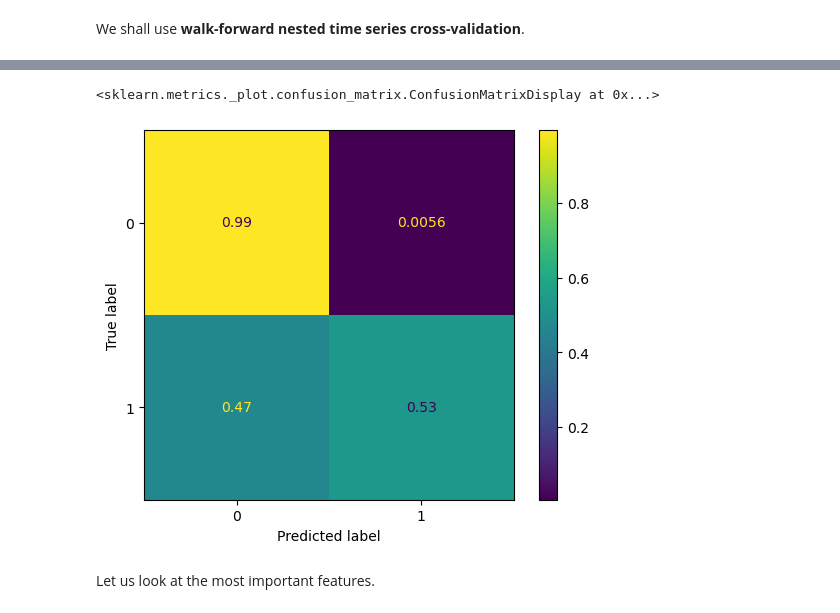
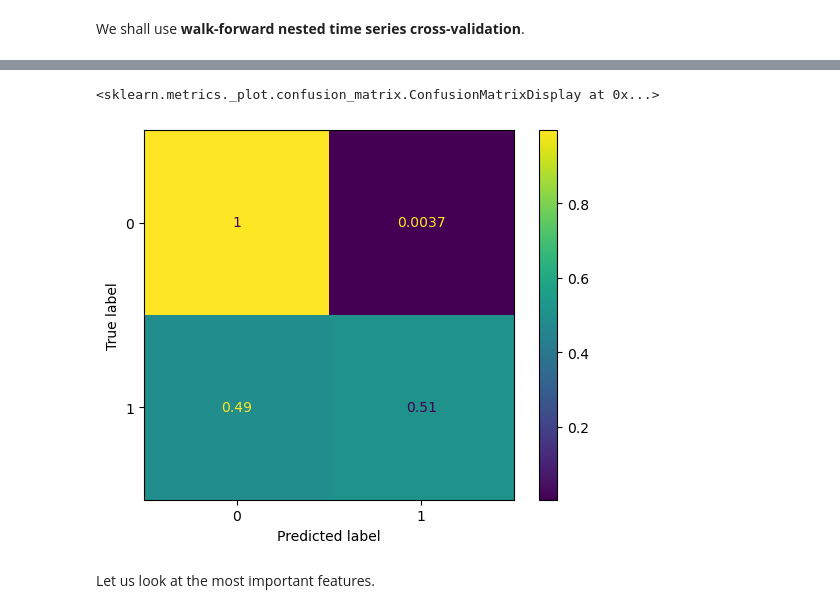
Before and after one commit to Erdos-Projects/summer26-nomination-worthy-books, a Jupyter notebook: CLEAN-REPO/models/xgb_ranker.ipynb, the cells around one changed output, grey strips where cells are left out. Saved outputs shown, nothing was run; the diff lists cells and outputs as text; code cells hidden in the pictures.

```diff
--- a/CLEAN-REPO/models/xgb_ranker.ipynb
+++ b/CLEAN-REPO/models/xgb_ranker.ipynb
@@ -35,4 +27,0 @@ books_tt['locus'] = locus_mask
-# %%
-books_tt[books_tt['locus']==True].groupby('release_year').count()
-
-books_tt['target'] = (books_tt['locus']) | (books_tt['hugo'])
@@ -71,13 +48,16 @@ categorical_pipeline = Pipeline(
     ]
 )
 
+def bool_to_integer(x):
+    return x.astype(int)
+
 # numerical features: z-score normalization with the rest of the year.
 # turn bool features to int
 # calculate similarities
 feature_preprocessing = ColumnTransformer(
     transformers=[
         ('numerical_scaling', YearByYearStandardScaler(year_column='release_year', scale_columns=numerical_features), numerical_features + ['release_year']),
-        ('bool_to_int', FunctionTransformer(lambda x: x.astype(int), feature_names_out='one-to-one'), bool_features),
+        ('bool_to_int', FunctionTransformer(bool_to_integer, feature_names_out='one-to-one'), bool_features),
         ('onehot', categorical_pipeline, categorical_features),
     ('tag_similarity', YearlyGenreTagScaler(tag_columns=list(tag_dataframe.columns), year_column='release_year'), list(tag_dataframe.columns) + ['release_year']) ,
     ('nominee_similarity', YearlyPastNomineeSimilarityScaler(tag_columns=list(tag_dataframe.columns), year_column='release_year'), list(tag_dataframe.columns) + ['release_year'])    ],
@@ -87,25 +67,4 @@ We shall use **walk-forward nested time series cross-validation**.
 # %%
 from walkforward_cv import walk_forward
 
-def walk_forward(data, initial_size=5, step=1):
-    # data is a data
-    years = data['release_year'].unique()
-    num_years = len(years)
-    splits = []
-
-    for i in range(initial_size, num_years - step + 1):
-        # print(num_years - initial_size - step + 1)
-        data_start = 0
-        data_end = i
-        val_start = data_end
-        val_end = val_start + step
-
-        window = data[data['release_year'].isin(years[data_start:data_end])]
-        val = data[data['release_year'].isin(years[val_start:val_end])]
-
-        splits.append((window, val))
-
-    return splits
-
-
-windows = walk_forward(books_tt[books_tt['release_year']<2009])
+windows = walk_forward(books_tt)
@@ -143,12 +78,12 @@ model =  Pipeline(steps=[
         ('xgb_rank', xgb.XGBRanker(
     tree_method="hist",
     objective="rank:ndcg",
-    eval_metric="ndcg@10", # because each year has ~16 nominees, we care most about ranking those.
+    eval_metric="ndcg",
     lambdarank_pair_method="topk",
 
-    lambdarank_num_pair_per_sample=40,
-
-    max_depth=4,
+    # determined through some hyperparameter iterations.
+    lambdarank_num_pair_per_sample=250,
+    max_depth=5,
     learning_rate=0.05,
     n_estimators=300,
     colsample_bytree=0.7,
@@ -276,12 +178,12 @@ sns.swarmplot(data=cv_result[['f1_score', 'recall', 'precision']], ax=ax, color=
 # %%
-conf = confusion_matrix(book_val['target'], book_val['predicted'], normalize='true')#.ravel().tolist()
+conf = confusion_matrix(book_val['target'], book_val['predicted_k'], normalize='true')
 
 from sklearn.metrics import ConfusionMatrixDisplay
 
 ConfusionMatrixDisplay(confusion_matrix=conf).plot()
 # %% [output]
 <sklearn.metrics._plot.confusion_matrix.ConfusionMatrixDisplay at 0x...>
-[figure, old version]
+[figure, new version]
 # %% [markdown]
 Let us look at the most important features.
 # %%
```
Also changed, not shown: parts of 33 cells of this notebook, 1 other file.
